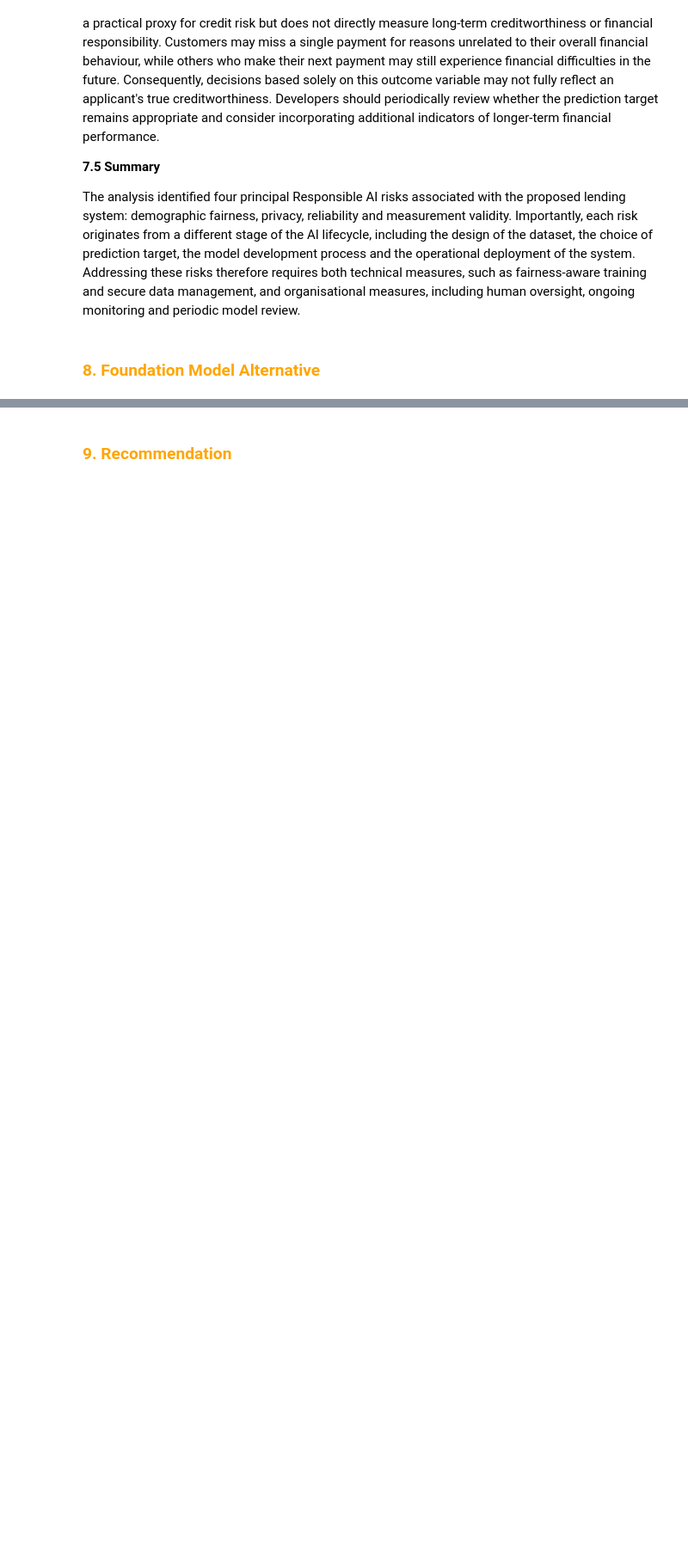
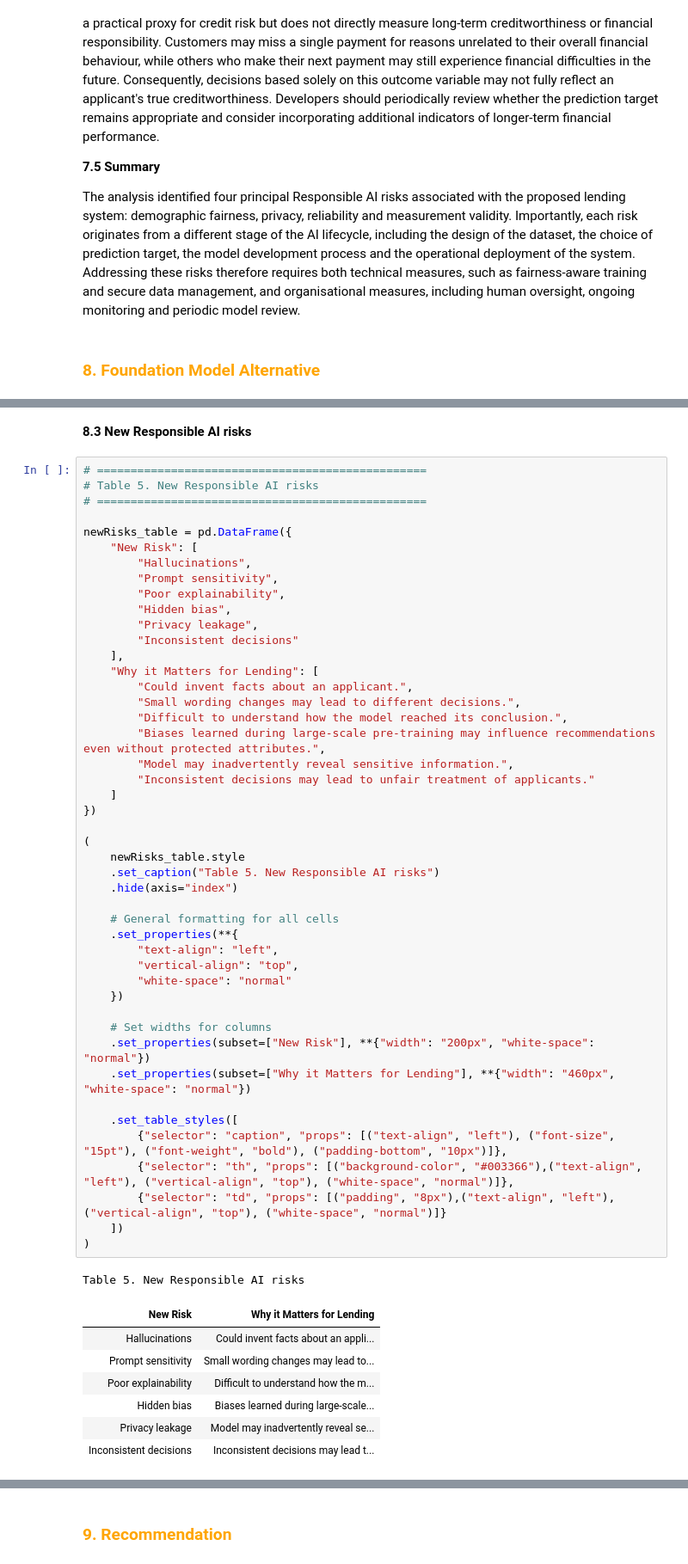
Before and after one commit to michaelhudson2205/INFO3022_Practicals, a Jupyter notebook: Mike_A1_1.ipynb, the cells around one changed output, grey strips where cells are left out. Shown at 86% size. Cells and saved outputs as stored; diff of their text form; blank space fills up the shorter version.

```diff
--- a/Mike_A1_1.ipynb
+++ b/Mike_A1_1.ipynb
@@ -1149,0 +1204,57 @@ The analysis identified four principal Responsible AI risks associated with the
+# %% [markdown]
+**8.3 New Responsible AI risks**
+# %%
+# =================================================
+# Table 5. New Responsible AI risks
+# =================================================
+
+newRisks_table = pd.DataFrame({
+    "New Risk": [
+        "Hallucinations",
+        "Prompt sensitivity",
+        "Poor explainability",
+        "Hidden bias",
+        "Privacy leakage",
+        "Inconsistent decisions"
+    ],
+    "Why it Matters for Lending": [
+        "Could invent facts about an applicant.",
+        "Small wording changes may lead to different decisions.",
+        "Difficult to understand how the model reached its conclusion.",
+        "Biases learned during large-scale pre-training may influence recommendations even without protected attributes.",
+        "Model may inadvertently reveal sensitive information.",
+        "Inconsistent decisions may lead to unfair treatment of applicants."
+    ]
+})
+
+(
+    newRisks_table.style
+    .set_caption("Table 5. New Responsible AI risks")
+    .hide(axis="index")
+
+    # General formatting for all cells
+    .set_properties(**{
+        "text-align": "left",
+        "vertical-align": "top",
+        "white-space": "normal"
+    })
+
+    # Set widths for columns
+    .set_properties(subset=["New Risk"], **{"width": "200px", "white-space": "normal"})
+    .set_properties(subset=["Why it Matters for Lending"], **{"width": "460px", "white-space": "normal"})
+
+    .set_table_styles([
+        {"selector": "caption", "props": [("text-align", "left"), ("font-size", "15pt"), ("font-weight", "bold"), ("padding-bottom", "10px")]},
+        {"selector": "th", "props": [("background-color", "#003366"),("text-align", "left"), ("vertical-align", "top"), ("white-space", "normal")]},
+        {"selector": "td", "props": [("padding", "8px"),("text-align", "left"), ("vertical-align", "top"), ("white-space", "normal")]}
+    ])
+)
+# %% [output]
+Table 5. New Responsible AI risks
+| New Risk | Why it Matters for Lending |
+| Hallucinations | Could invent facts about an appli... |
+| Prompt sensitivity | Small wording changes may lead to... |
+| Poor explainability | Difficult to understand how the m... |
+| Hidden bias | Biases learned during large-scale... |
+| Privacy leakage | Model may inadvertently reveal se... |
+| Inconsistent decisions | Inconsistent decisions may lead t... |
```
Also changed, not shown: parts of 18 cells of this notebook, 1 other file.
